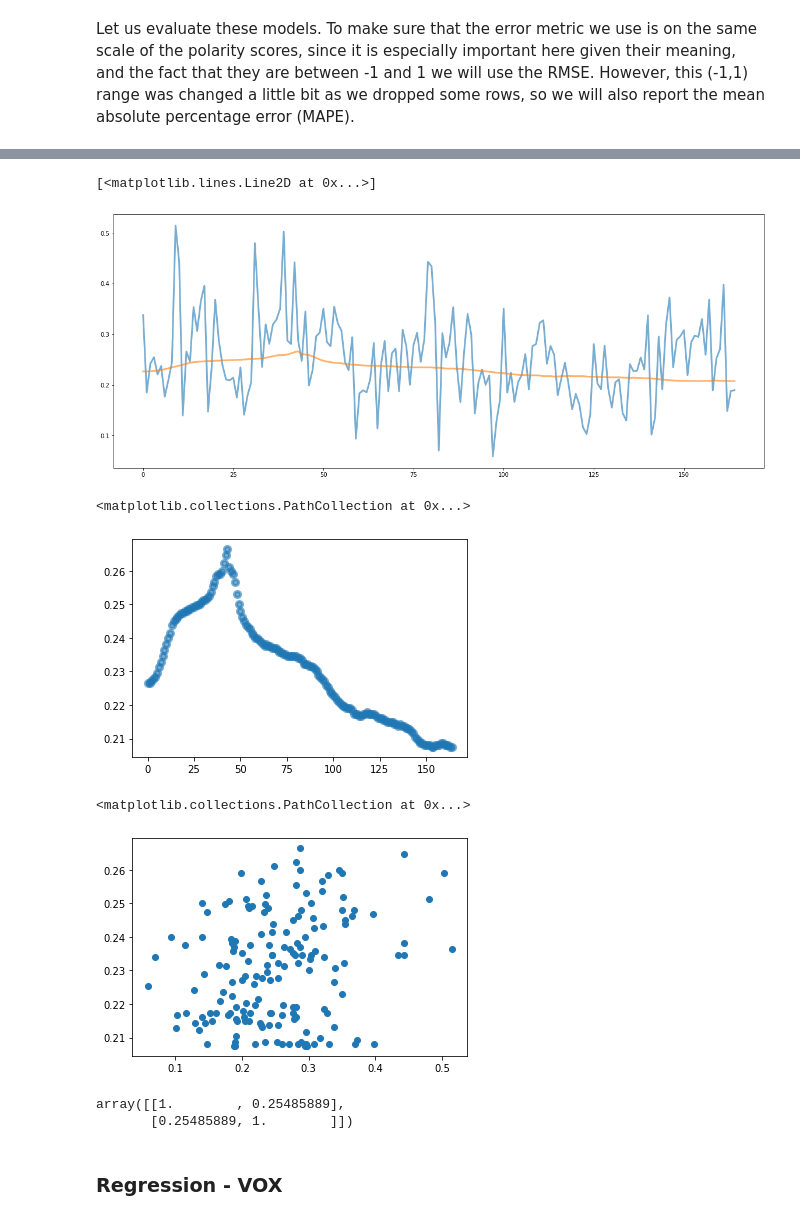
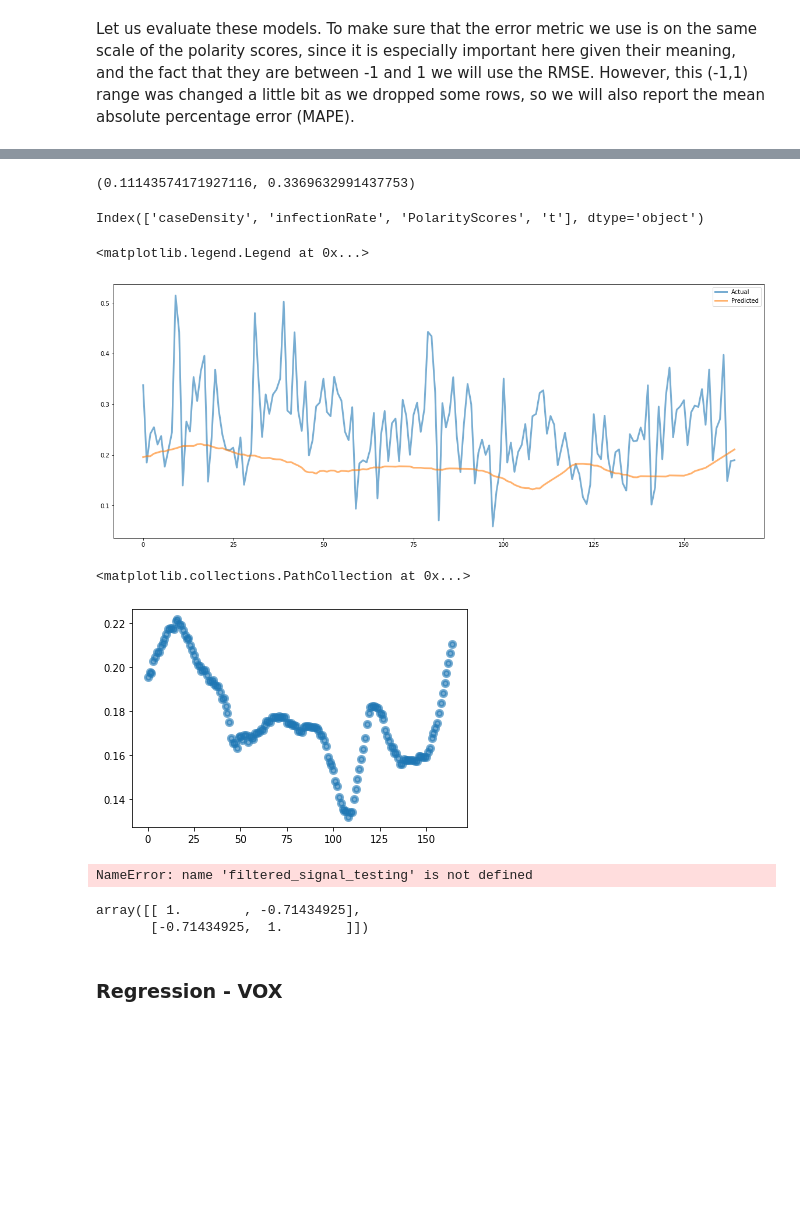
Before and after one commit to TekinGunasar/naan, a Jupyter notebook: johns section with regression.ipynb, the cells around one changed output, grey strips where cells are left out. Drawn from its saved outputs; the diff is of its cells as text; code cells hidden in the pictures; blank space fills up the shorter version.

```diff
--- a/johns section with regression.ipynb
+++ b/johns section with regression.ipynb
@@ -903,0 +906,3 @@ See the caveats in the documentation: https://pandas.pydata.org/pandas-docs/stab
+# %%
+training_data['t'] = training_data.index + 1
+testing_data['t'] = testing_data.index + 1
@@ -1023,8 +1064,19 @@ min_rmse_arg
 # %%
-formula = 'PolarityScores ~ 1 + testPositivityRatio'
-training_df = training_data.drop(columns = ['caseDensity','infectionRate','CD_TPR_int'])
+formula = 'PolarityScores ~ 1 + caseDensity + infectionRate + t'
 
-best_model = ols(formula = formula, data = training_df).fit()
+training_df = training_data.drop(columns = ['testPositivityRatio','CD_TPR_int'])
 
-testing_df = testing_data.drop(columns=['caseDensity','infectionRate','CD_TPR_int'])
-best_predictions = best_model.predict(testing_df)
+testing_df = testing_data.drop(columns = ['testPositivityRatio','CD_TPR_int','Polarity Scores'])
+
+ground_truth = testing_data['Polarity Scores']
+
+best_model = ols(formula = formula,data = training_df).fit()
+
+best_rmse,best_mape = calculate_test_error(best_model,testing_df,ground_truth)
+best_rmse,best_mape
+# %% [output]
+(0.11143574171927116, 0.3369632991437753)
+# %%
+training_df.columns
+# %% [output]
+Index(['caseDensity', 'infectionRate', 'PolarityScores', 't'], dtype='object')
@@ -1031,27 +1085,28 @@ best_predictions = best_model.predict(testing_df)
 # %%
 plt.figure(figsize =(20,8))
 
 t = range(len(testing_data))
-plt.plot(t,testing_data['Polarity Scores'].values,linewidth = 3,alpha=0.6)
+plt.plot(t,ground_truth,linewidth = 3,alpha=0.6)
 plt.plot(t,best_predictions,linewidth = 3,alpha=0.6)
+
+plt.legend(['Actual','Predicted'])
 # %% [output]
-[<matplotlib.lines.Line2D at 0x...>]
+<matplotlib.legend.Legend at 0x...>
-[figure, old version]
+[figure, new version]
 # %%
 plt.scatter(t,best_predictions,linewidth = 3,alpha=0.6)
 # %% [output]
 <matplotlib.collections.PathCollection at 0x...>
-[figure, old version]
+[figure, new version]
 # %%
-plt.scatter(testing_data['Polarity Scores'].values,best_predictions)
+plt.scatter(filtered_signal_testing,best_predictions)
 # %% [output]
-<matplotlib.collections.PathCollection at 0x...>
+NameError: name 'filtered_signal_testing' is not defined
-[figure, removed]
 # %%
-np.corrcoef(testing_data['Polarity Scores'].values,best_predictions)
+np.corrcoef(filtered_signal,best_predictions)
 # %% [output]
-array([[1.        , 0.25485889],
-       [0.25485889, 1.        ]])
+array([[ 1.        , -0.71434925],
+       [-0.71434925,  1.        ]])
 # %% [markdown]
 ### Regression - VOX
 # %% [markdown]
```
Also changed, not shown: parts of 15 cells of this notebook.
